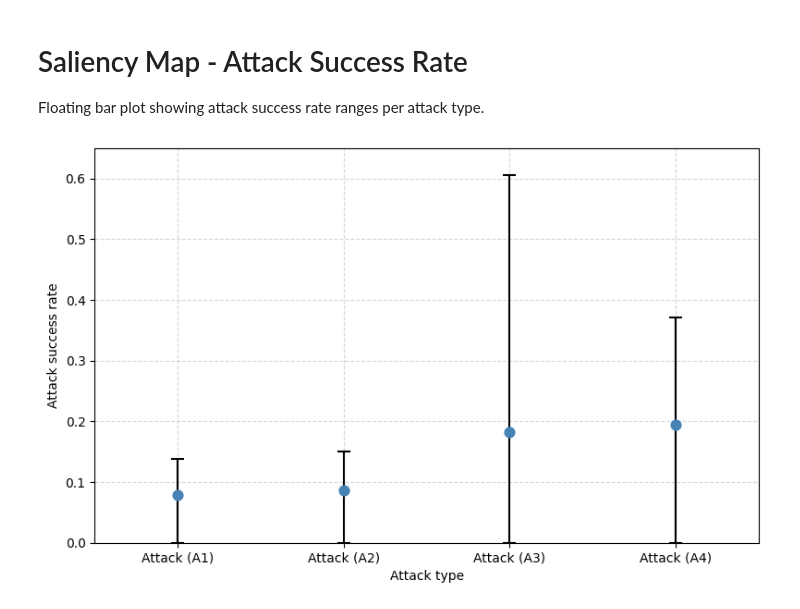
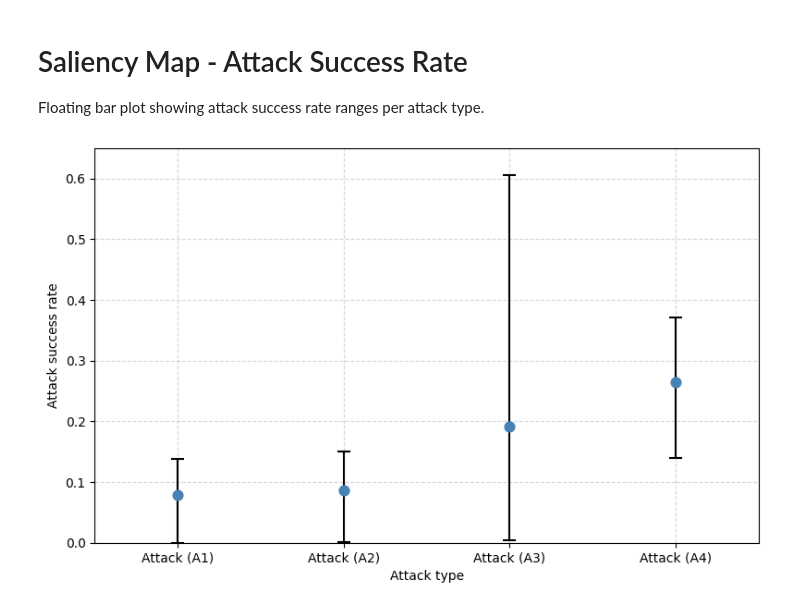
Before and after one commit to Leon209/Robustness-in-suffix-prediction, a Jupyter notebook: robustness/evaluator/salency_map.ipynb, the cells around one changed output. Cells and saved outputs as stored; diff of their text form; code cells hidden in the pictures.

```diff
--- a/robustness/evaluator/salency_map.ipynb
+++ b/robustness/evaluator/salency_map.ipynb
@@ -5,35 +5,35 @@ Floating bar plot showing attack success rate ranges per attack type.
 # %%
 import matplotlib.pyplot as plt
 import numpy as np
 
 #Helpdesk, BPIC17, BPIC20, Sepsis
-#A1 0.1375 + 0.1317 + 0.0000 + 0.0473
-#A2 0.1412 + 0.1500 + 0.0000 + 0.0536
-#A3 0.6064 + 0.1200 + 0.0000 + 0.0047
-#A4 0.3720 + 0.2681 + 0.0000 + 0.1402
+#A1 0.1375 + 0.1317 + 0.0004 + 0.0473
+#A2 0.1412 + 0.1500 + 0.0012 + 0.0536
+#A3 0.6064 + 0.1200 + 0.0320 + 0.0047
+#A4 0.3720 + 0.2681 + 0.2755 + 0.1402
 
 x_axis = ["Attack (A1)", "Attack (A2)", "Attack (A3)", "Attack (A4)"]
-y_axis = [(0.0, 0.079125, 0.1375), (0.0, 0.0862, 0.15), (0.0, 0.182775, 0.6064), (0.00, 0.195075, 0.3720)]  # (min, mean, max)
+y_axis = [(0.0, 0.079125, 0.1375), (0.0012, 0.0862, 0.15), (0.0047, 0.1908, 0.6064), (0.1402, 0.2639, 0.3720)]  # (min, mean, max)
 
 y_min = np.array([y[0] for y in y_axis])
 y_mean = np.array([y[1] for y in y_axis])
 y_max = np.array([y[2] for y in y_axis])
 x_pos = np.arange(len(x_axis))
 # Asymmetric error: below mean, above mean
 yerr = np.array([y_mean - y_min, y_max - y_mean])
 
 fig, ax = plt.subplots(figsize=(8, 5))
 ax.errorbar(x_pos, y_mean, yerr=yerr, fmt="none", ecolor="black", capsize=5, capthick=1.5, linewidth=1.5)
 ax.scatter(x_pos, y_mean, color="steelblue", s=60, zorder=3)
 ax.set_xticks(x_pos)
 ax.set_xticklabels(x_axis)
 ax.set_xlabel("Attack type")
 ax.set_ylabel("Attack success rate")
 ax.set_xlim(-0.5, len(x_axis) - 0.5)
 ax.set_ylim(0, 0.65)
 ax.grid(True, linestyle="--", alpha=0.5)
 plt.tight_layout()
 fig.savefig("saliency_map.png", dpi=600, bbox_inches="tight")
 plt.show()
 # %% [output]
-[figure, old version]
+[figure, new version]
```
Also changed, not shown: 30 other files.
